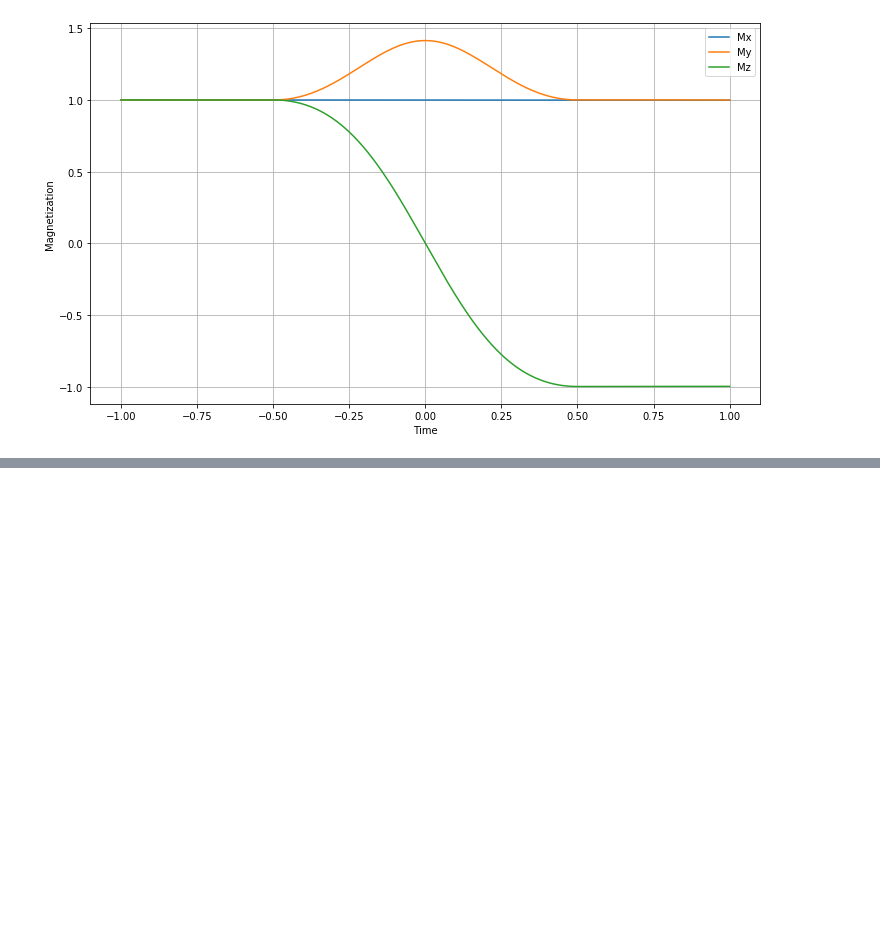
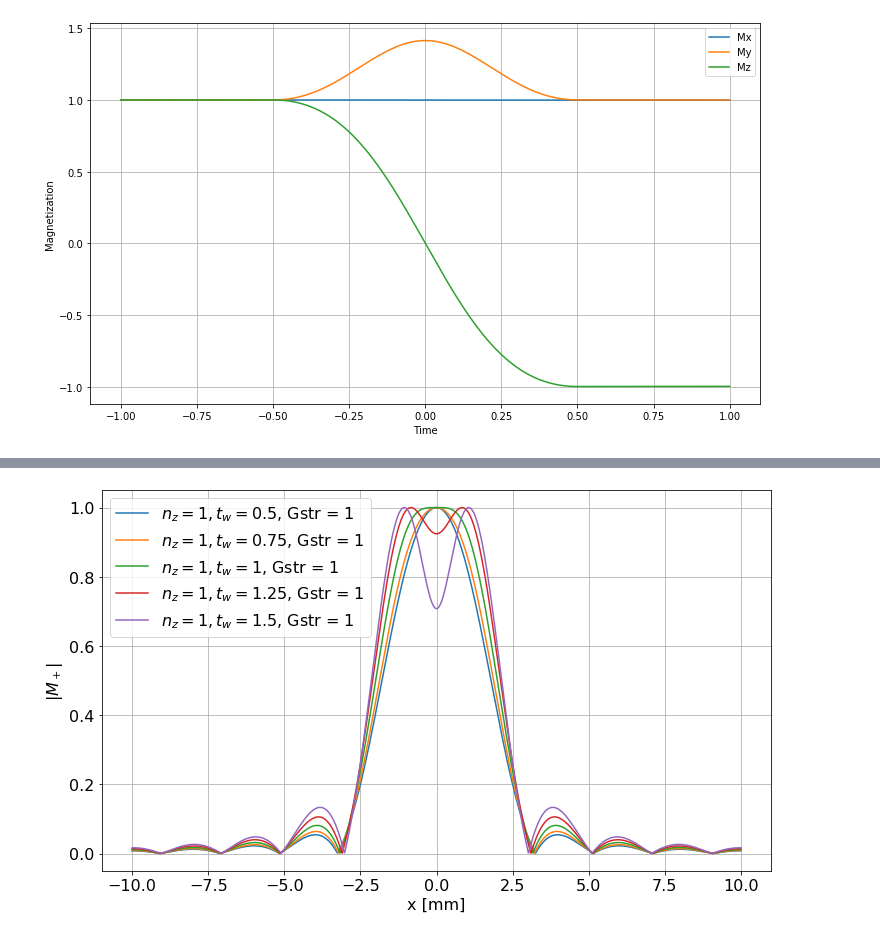
Before and after one commit to asgergardner/SE-_22, a Jupyter notebook: Øvelse 3/MRI_pt2.ipynb, the cells around one changed output, grey strips where cells are left out. Saved outputs shown, nothing was run; the diff lists cells and outputs as text; code cells hidden in the pictures; blank space fills up the shorter version.

```diff
--- a/Øvelse 3/MRI_pt2.ipynb
+++ b/Øvelse 3/MRI_pt2.ipynb
@@ -124,0 +251,10 @@ plt.show()
+# %%
+Mp_tw05, xs_tw05 = slice_magnetization(1,0.5,1)
+Mp_tw075, xs_tw075 = slice_magnetization(1,0.75,1)
+Mp_tw1, xs_tw1 = slice_magnetization(1,1,1)
+Mp_tw125, xs_tw125 = slice_magnetization(1,1.25,1)
+Mp_tw15, xs_tw15 = slice_magnetization(1,1.5,1)
+# %%
+plot_profile([Mp_tw05,Mp_tw075,Mp_tw1,Mp_tw125,Mp_tw15], [xs_tw05,xs_tw075, xs_tw1, xs_tw125, xs_tw15], [0.5,0.75,1,1.25,1.5], [1,1,1,1,1], [1,1,1,1,1], "tw_varying.png")
+# %% [output]
+[figure, added]
```
Also changed, not shown: parts of 11 cells of this notebook.
